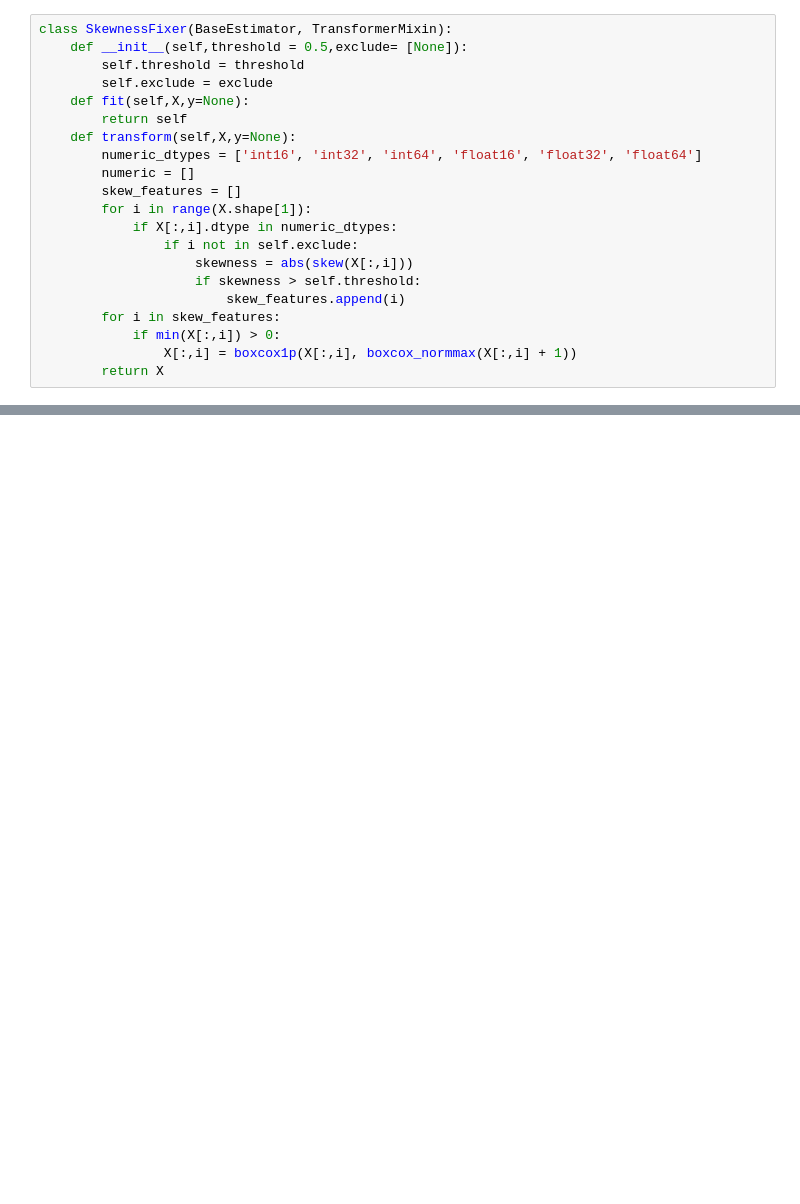
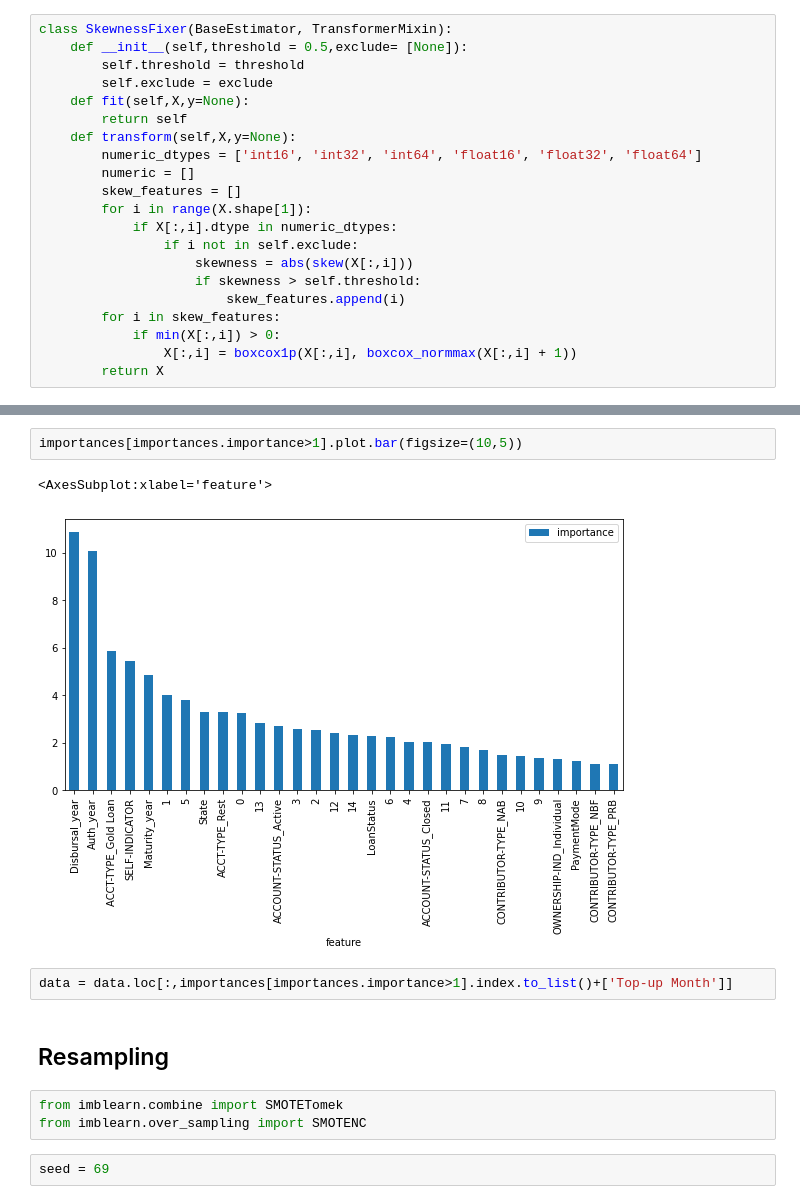
Before and after one commit to maslana146/ML-AI, a Jupyter notebook: LTFS Top-up Loan.ipynb, the cells around one changed output, grey strips where cells are left out. Saved outputs shown, nothing was run; the diff lists cells and outputs as text; blank space fills up the shorter version.

```diff
--- a/LTFS Top-up Loan.ipynb
+++ b/LTFS Top-up Loan.ipynb
@@ -229,0 +336,14 @@ pre_train
+# %%
+importances[importances.importance>1].plot.bar(figsize=(10,5))
+# %% [output]
+<AxesSubplot:xlabel='feature'>
+[figure, added]
+# %%
+data = data.loc[:,importances[importances.importance>1].index.to_list()+['Top-up Month']]
+# %% [markdown]
+## Resampling
+# %%
+from imblearn.combine import SMOTETomek
+from imblearn.over_sampling import SMOTENC
+# %%
+seed = 69
```
Also changed, not shown: parts of 83 cells of this notebook.
